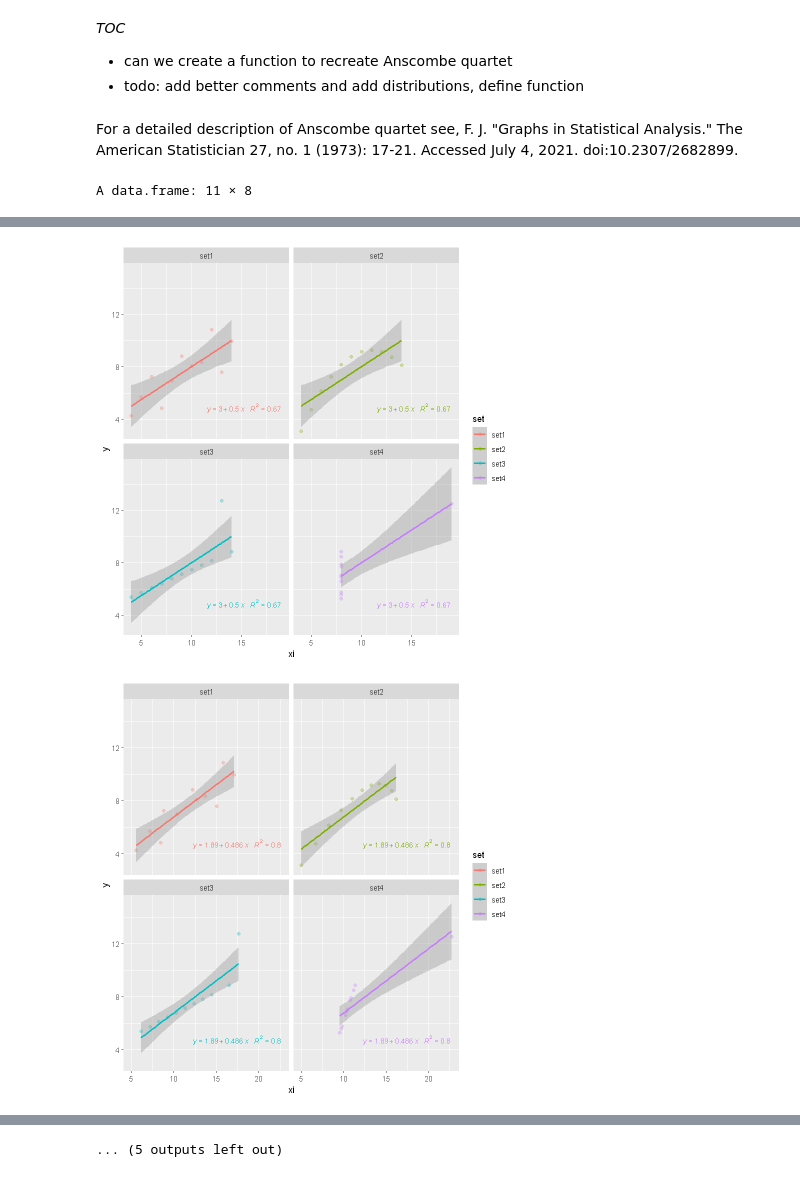
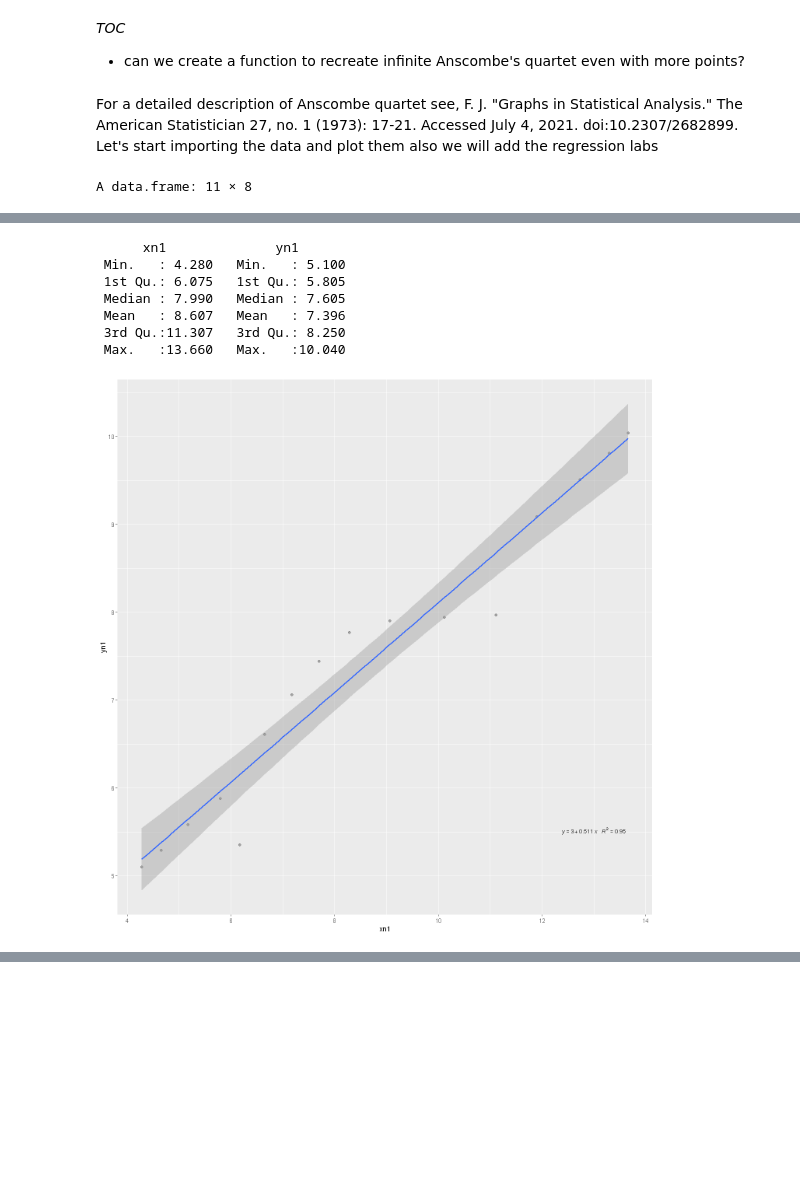
Before and after one commit to jojosgithub/blog, a Jupyter notebook: _notebooks/2021-07-04-anscombe.ipynb, the cells around one changed output, grey strips where cells are left out. Cells and saved outputs as stored; diff of their text form; code cells hidden in the pictures; blank space fills up the shorter version.

```diff
--- a/_notebooks/2021-07-04-anscombe.ipynb
+++ b/_notebooks/2021-07-04-anscombe.ipynb
@@ -7,10 +7,9 @@
 - categories: [r,ggplot,recipes,simpson]
 # %% [markdown]
 *TOC*
-* can we create a function to recreate Anscombe quartet
-* todo: add better comments and add distributions, define function
+* can we create a function to recreate infinite Anscombe's quartet even with more points?
 # %% [markdown]
-For a detailed description of Anscombe quartet see, F. J. "Graphs in Statistical Analysis." The American Statistician 27, no. 1 (1973): 17-21. Accessed July 4, 2021. doi:10.2307/2682899.
+For a detailed description of Anscombe quartet see, F. J. "Graphs in Statistical Analysis." The American Statistician 27, no. 1 (1973): 17-21. Accessed July 4, 2021. doi:10.2307/2682899. Let's start importing the data and plot them also we will add the regression labs
 # %%
 
 library(ggpmisc)
@@ -18,6 +17,8 @@ library(data.table)
 library(ggplot2)
 library(datasauRus)
 anscombe
+
+options(repr.plot.width=12, repr.plot.height=12)
 #rearrange to create a ggplot + regression
 set1 <- data.frame(anscombe$x1, anscombe$y1)
 set1$set <- "set1"
@@ -50,90 +51,44 @@ p <- ggplot(gganscombe, aes(x= x, y= y, color = set)) +
 
 x=gganscombe$x
 y=gganscombe$y
-#which trick was used???
-#let's try to rotate a bit the points..
 
-#theta=-1/2
-library(foreach)
-theta <- c(2,11/6,7/4,5/3,0,4/3,5/4,7/6,5/6,3/4,2/3)
-a <-  foreach(i=1:length(theta)) %do%  {
-gganscombe$xi <- (x*cos(pi*theta[i])-y*sin(pi*theta[i]))
-gganscombe$yi <- (x*sin(pi*theta[i])-y*cos(pi*theta[i]))
-#(look also at the error ! essentially perfect fit: summary may be unreliable)
-p <- ggplot(gganscombe, aes(x= xi, y= y, color = set)) +
-  geom_point(alpha = 0.3) +
-  facet_wrap(~set, ncol=2)  +
-  geom_smooth(method = "lm", formula = formula, se = T) +
-  stat_poly_eq(aes(label = paste(..eq.label.., ..rr.label.., sep = "~~~")),
-               label.x.npc = "right", label.y.npc = 0.15,
-               formula = formula, parse = TRUE, size = 3)
-
- }
-
- a
-
-#to get transformed coordinates
-gganscombe$xi <- (x*cos(pi*theta)-y*sin(pi*theta))
-gganscombe$yi <- (x*sin(pi*theta)-y*cos(pi*theta))
-
-# #so you got the idea?
-# #since we now now that everypoint is on the same line we can sample points on the line and then rotate them
-# set1i <- gganscombe[gganscombe$set =="set1"]
-# xrstart <- min(set1i$xi)
-# xrend   <- max(set1i$xi)
-
-# xnew <- seq(xrstart,xrend,0.1)
-# ynew   <- -xnew
-# dfnew <-data.frame(xnew,ynew)
-
-piii <- ggplot(gganscombe, aes(x= xi, y= yi, color = set)) +
-  geom_point(alpha = 0.3) +
-  facet_wrap(~set, ncol=3)  +
-  geom_smooth(method = "lm", formula = formula, se = T) +
-  stat_poly_eq(aes(label = paste(..eq.label.., ..rr.label.., sep = "~~~")),
-               label.x.npc = "right", label.y.npc = 0.15,
-               formula = formula, parse = TRUE, size = 3)
-
-
-#instead of taking samples we can take distribution of indices to obtain more "nice" set
-#to get the smoothing interval
-
-# define the model
-model <- loess(y ~ x, data = gganscombe)
-predict(model, newdata = 4:15, se = TRUE)
-# predict fitted values for each observation in the original dataset
-modelFit <- data.frame(predict(model, se = TRUE))
 
 #an example of dataset
 
 xn1 <- c(4.28,4.65,5.17, 5.79, 6.17, 6.65, 7.17, 7.70, 8.28, 9.06, 10.11,11.11, 11.90,12.73,13.29, 13.66)
 yn1 <- c(5.10, 5.29, 5.58, 5.88, 5.35, 6.61, 7.06, 7.44, 7.77, 7.90, 7.94, 7.97, 9.09, 9.51, 9.81, 10.04)
 
 
 datn1 <- data.frame(xn1,yn1)
 
 pnew <- ggplot(datn1, aes(x = xn1, y= yn1)) +
   geom_point(alpha = 0.3) +
   geom_smooth(method = "lm", formula = formula, se = T) +
   stat_poly_eq(aes(label = paste(..eq.label.., ..rr.label.., sep = "~~~")),
                label.x.npc = "right", label.y.npc = 0.15,
                formula = formula, parse = TRUE, size = 3)
 pnew
 summary(datn1)
 # %% [output]
 A data.frame: 11 × 8
 | x1 | x2 | x3 | x4 | y1 | y2 | y3 | y4 |
 | <dbl> | <dbl> | <dbl> | <dbl> | <dbl> | <dbl> | <dbl> | <dbl> |
 | 10 | 10 | 10 | 8 | 8.04 | 9.14 | 7.46 | 6.58 |
 | 8 | 8 | 8 | 8 | 6.95 | 8.14 | 6.77 | 5.76 |
 | 13 | 13 | 13 | 8 | 7.58 | 8.74 | 12.74 | 7.71 |
 | 9 | 9 | 9 | 8 | 8.81 | 8.77 | 7.11 | 8.84 |
 | 11 | 11 | 11 | 8 | 8.33 | 9.26 | 7.81 | 8.47 |
 | 14 | 14 | 14 | 8 | 9.96 | 8.10 | 8.84 | 7.04 |
 | 6 | 6 | 6 | 8 | 7.24 | 6.13 | 6.08 | 5.25 |
 | 4 | 4 | 4 | 19 | 4.26 | 3.10 | 5.39 | 12.50 |
 | 12 | 12 | 12 | 8 | 10.84 | 9.13 | 8.15 | 5.56 |
 | 7 | 7 | 7 | 8 | 4.82 | 7.26 | 6.42 | 7.91 |
 | 5 | 5 | 5 | 8 | 5.68 | 4.74 | 5.73 | 6.89 |
+      xn1              yn1
+ Min.   : 4.280   Min.   : 5.100
+ 1st Qu.: 6.075   1st Qu.: 5.805
+ Median : 7.990   Median : 7.605
+ Mean   : 8.607   Mean   : 7.396
+ 3rd Qu.:11.307   3rd Qu.: 8.250
+ Max.   :13.660   Max.   :10.040
-[figure, old version]
+[figure, new version]
-[figure, removed]
@@ -164 +94,0 @@ A data.frame: 11 × 8
-... (5 outputs left out)
```
Also changed, not shown: parts of 4 cells of this notebook.
